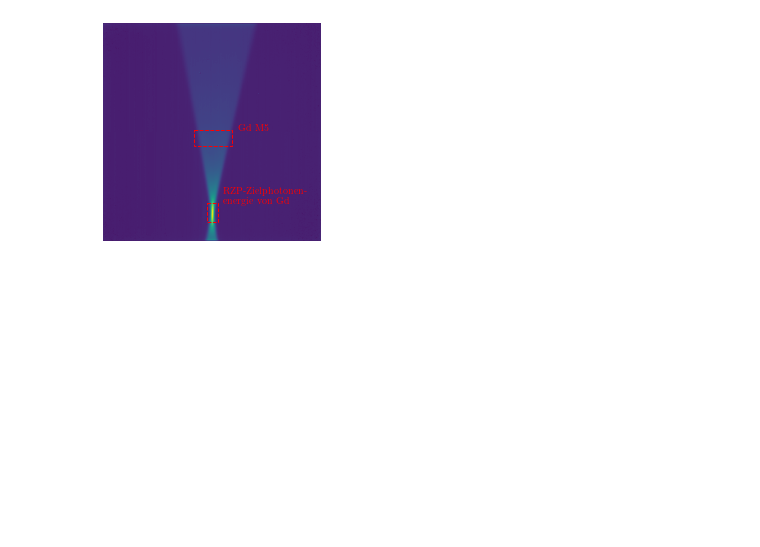
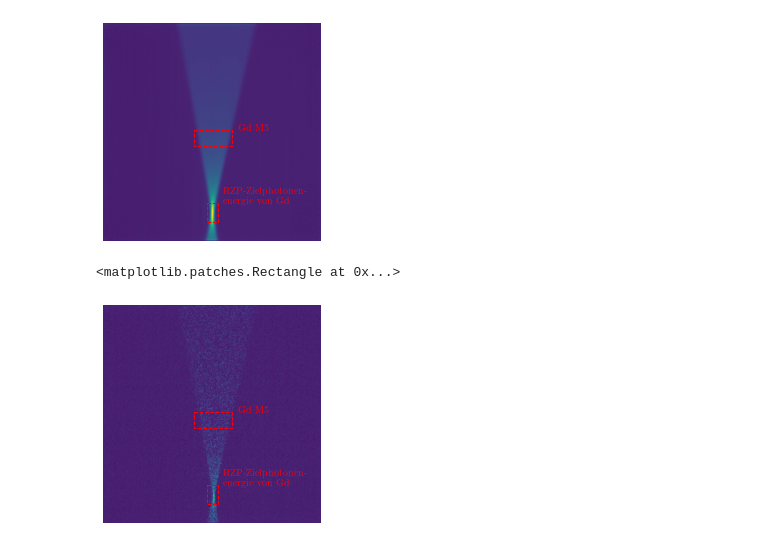
Before and after one commit to lrlunin/bachelorarbeit_python_notebooks_and_data, a Jupyter notebook: xps/butterfly_moench/plot from butterfly .npy.ipynb, the cells around one changed output. Cells and saved outputs as stored; diff of their text form; code cells hidden in the pictures; blank space fills up the shorter version.

Commit message:
add butterfly single shot plot and notebook

```diff
--- a/xps/butterfly_moench/plot from butterfly .npy.ipynb
+++ b/xps/butterfly_moench/plot from butterfly .npy.ipynb
@@ -62,3 +63,21 @@ axes.add_patch(rect_tallie)
 [figure]
 # %%
 fig.savefig('butterfly_latex.pgf', bbox_inches='tight', pad_inches=0.0)
+# %%
+butterfly_single_shot_image = imread('butterfly_single_shots/butterfly_without_pedestal_image10.tiff')
+# %%
+%matplotlib inline
+fig = plt.figure()
+axes = fig.gca()
+
+axes.imshow(butterfly_single_shot_image)
+axes.axis('off')
+axes.text(167+80, 196, 'Gd M5', color='red')
+rect_gd = Rectangle((167, 196), 233-163, 196-167, linewidth=1, edgecolor='r', linestyle='--', facecolor='none')
+axes.add_patch(rect_gd)
+rect_tallie = Rectangle((190, 330), 20, 35, linewidth=1, edgecolor='red', linestyle='--', facecolor='none')
+axes.text(190+30, 330, 'RZP-Zielphotonen-\nenergie von Gd', color='red')
+axes.add_patch(rect_tallie)
+# %% [output]
+<matplotlib.patches.Rectangle at 0x...>
+[figure, added]
```
Also changed, not shown: parts of 2 cells of this notebook, 2 other files.
